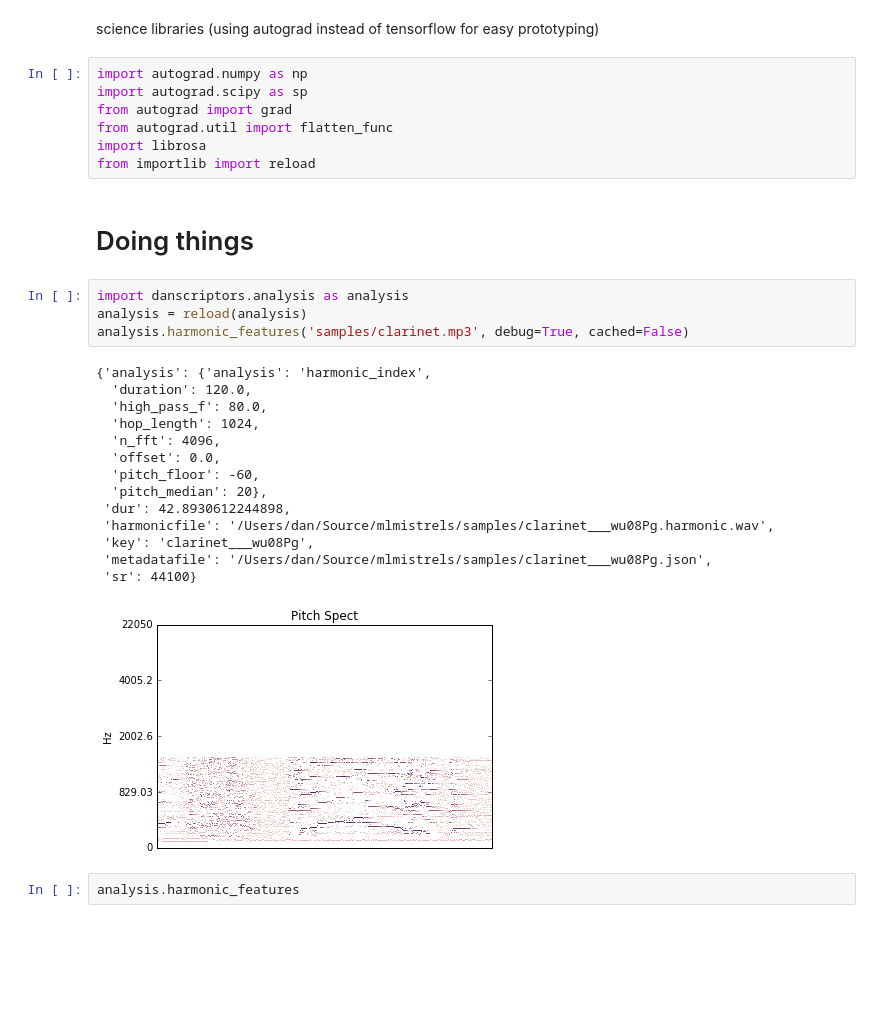
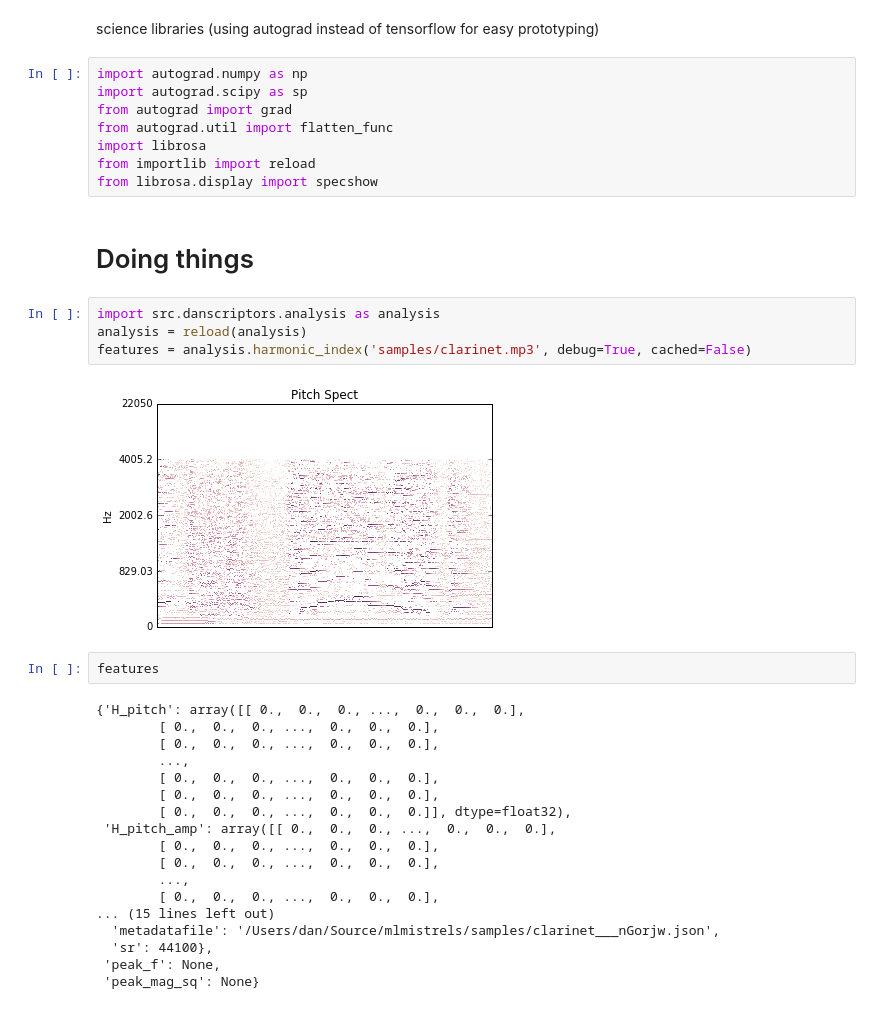
Before and after one commit to danmackinlay/mlmistrels, a Jupyter notebook: danscriptors.ipynb, the cells around one changed output. Saved outputs shown, nothing was run; the diff lists cells and outputs as text; blank space fills up the shorter version.

```diff
--- a/danscriptors.ipynb
+++ b/danscriptors.ipynb
@@ -17,26 +17,32 @@ from autograd import grad
 from autograd.util import flatten_func
 import librosa
 from importlib import reload
+from librosa.display import specshow
 # %% [markdown]
 # Doing things
 # %%
-import danscriptors.analysis as analysis
+import src.danscriptors.analysis as analysis
 analysis = reload(analysis)
-analysis.harmonic_features('samples/clarinet.mp3', debug=True, cached=False)
+features = analysis.harmonic_index('samples/clarinet.mp3', debug=True, cached=False)
 # %% [output]
-{'analysis': {'analysis': 'harmonic_index',
-  'duration': 120.0,
-  'high_pass_f': 80.0,
-  'hop_length': 1024,
-  'n_fft': 4096,
-  'offset': 0.0,
-  'pitch_floor': -60,
-  'pitch_median': 20},
- 'dur': 42.8930612244898,
- 'harmonicfile': '/Users/dan/Source/mlmistrels/samples/clarinet___wu08Pg.harmonic.wav',
- 'key': 'clarinet___wu08Pg',
- 'metadatafile': '/Users/dan/Source/mlmistrels/samples/clarinet___wu08Pg.json',
- 'sr': 44100}
-[figure, old version]
+[figure, new version]
-# %%
-analysis.harmonic_features
+# %%
+features
+# %% [output]
+{'H_pitch': array([[ 0.,  0.,  0., ...,  0.,  0.,  0.],
+        [ 0.,  0.,  0., ...,  0.,  0.,  0.],
+        [ 0.,  0.,  0., ...,  0.,  0.,  0.],
+        ...,
+        [ 0.,  0.,  0., ...,  0.,  0.,  0.],
+        [ 0.,  0.,  0., ...,  0.,  0.,  0.],
+        [ 0.,  0.,  0., ...,  0.,  0.,  0.]], dtype=float32),
+ 'H_pitch_amp': array([[ 0.,  0.,  0., ...,  0.,  0.,  0.],
+        [ 0.,  0.,  0., ...,  0.,  0.,  0.],
+        [ 0.,  0.,  0., ...,  0.,  0.,  0.],
+        ...,
+        [ 0.,  0.,  0., ...,  0.,  0.,  0.],
+... (15 lines left out)
+  'metadatafile': '/Users/dan/Source/mlmistrels/samples/clarinet___nGorjw.json',
+  'sr': 44100},
+ 'peak_f': None,
+ 'peak_mag_sq': None}
```
Also changed, not shown: parts of 8 cells of this notebook.
